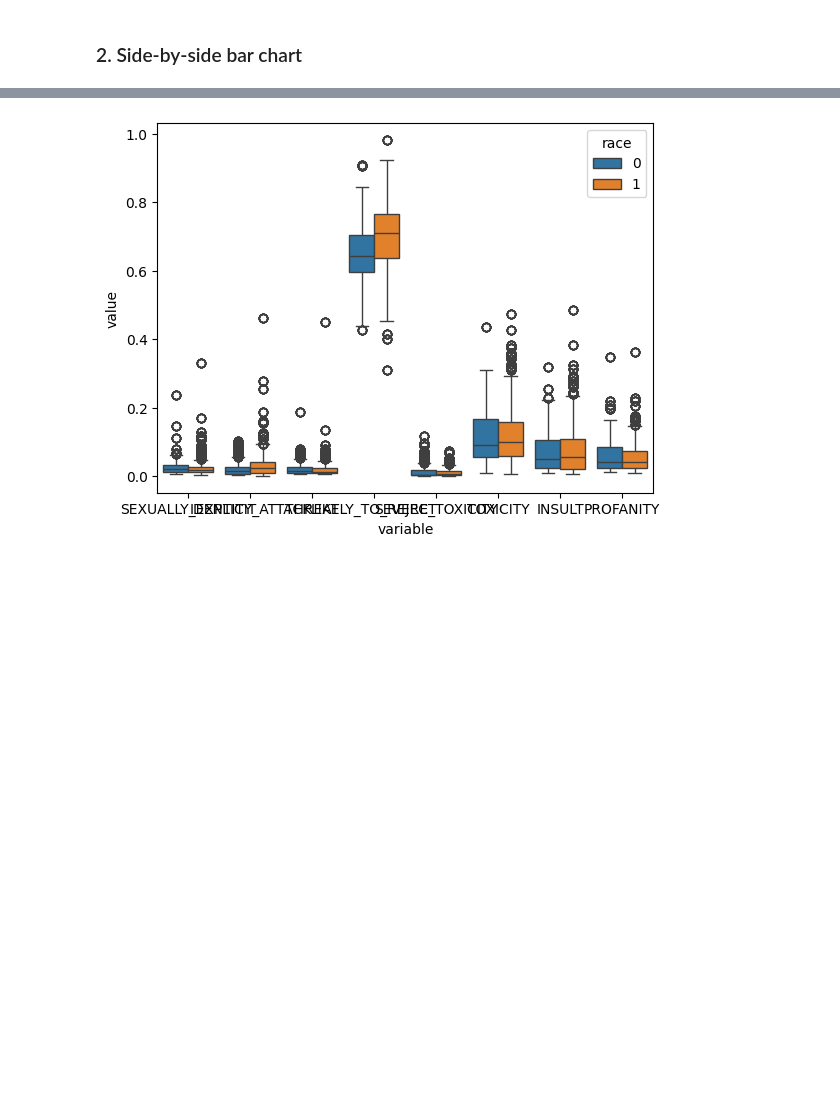
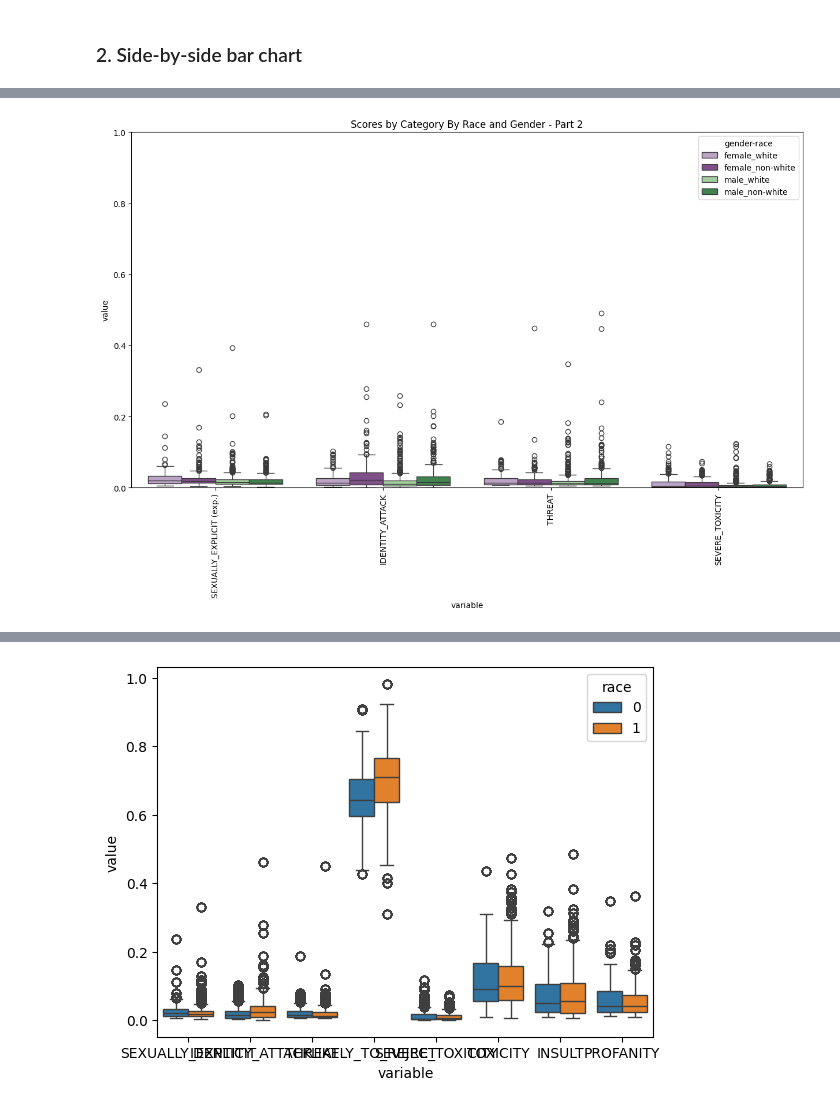
Before and after one commit to tsrogers9/CS315-proj3-group2, a Jupyter notebook: 2-analysis/stance_detection_analysis.ipynb, the cells around one changed output, grey strips where cells are left out. Saved outputs shown, nothing was run; the diff lists cells and outputs as text; code cells hidden in the pictures; blank space fills up the shorter version.

```diff
--- a/2-analysis/stance_detection_analysis.ipynb
+++ b/2-analysis/stance_detection_analysis.ipynb
@@ -185,0 +195,4 @@ plot_side_by_side(df_male_federal, 'politician')
+# %%
+plot_side_by_side(df_all_federal, 'gender-race', ['SEXUALLY_EXPLICIT (exp.)', 'IDENTITY_ATTACK', 'THREAT', 'SEVERE_TOXICITY'], 'Scores by Category By Race and Gender - Part 2', 1, race_gen_palette)
+# %% [output]
+[figure, added]
```
Also changed, not shown: parts of 38 cells of this notebook, 2 other files.
